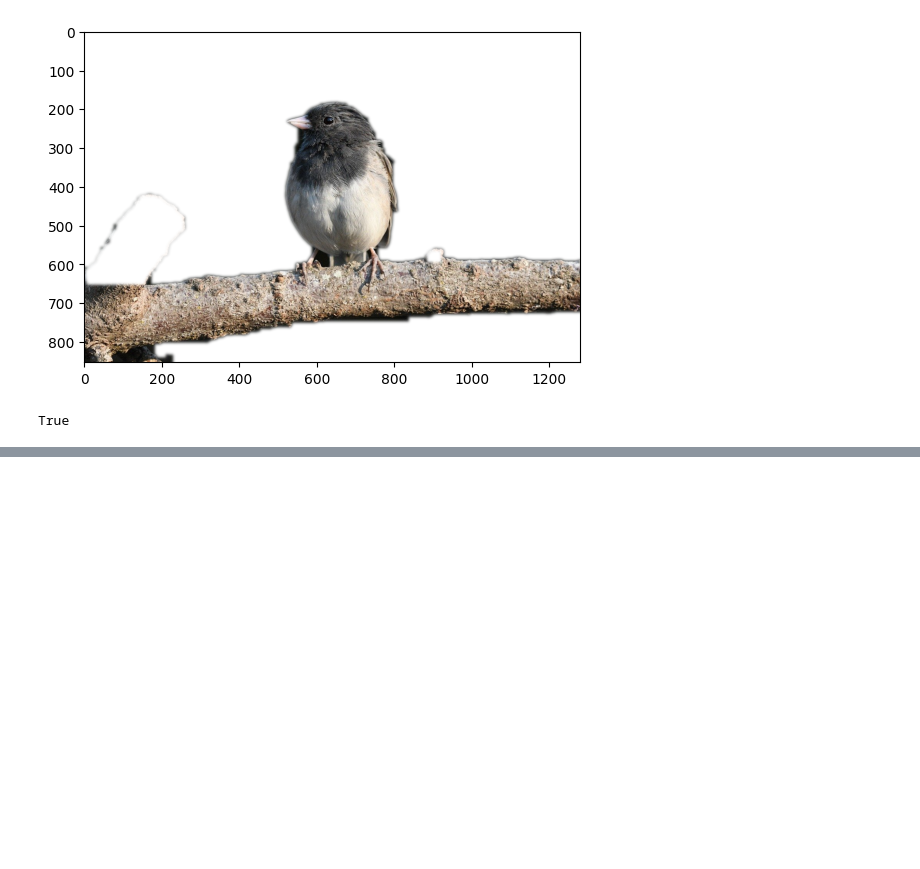
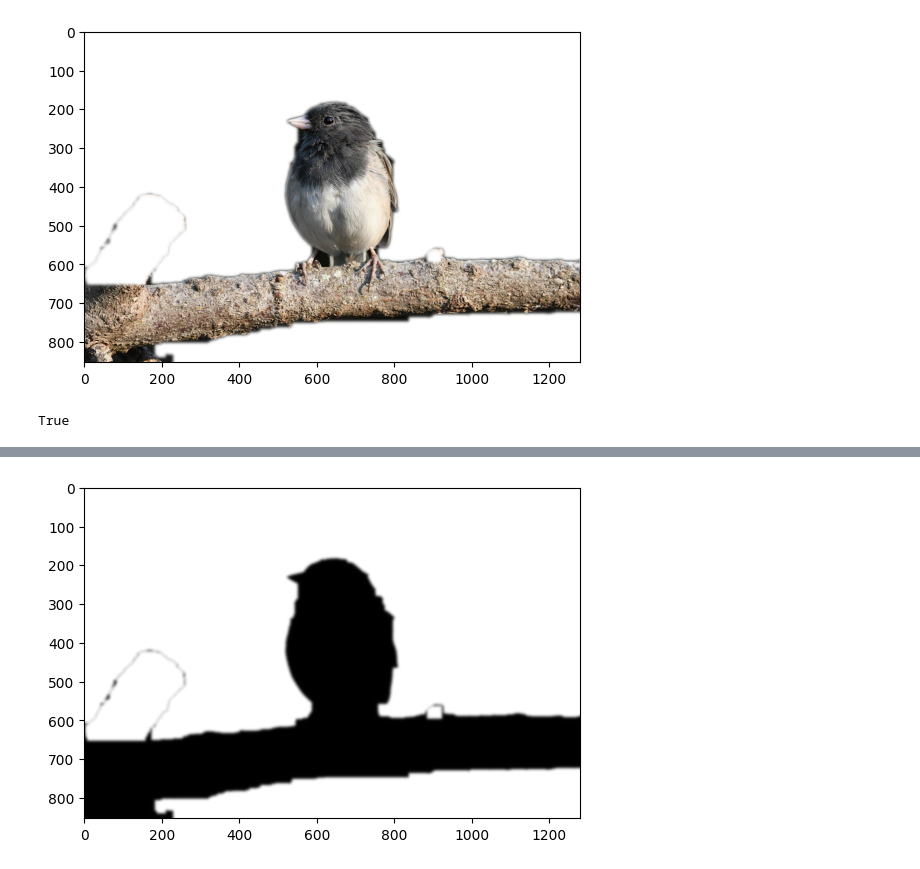
Before and after one commit to uol-mediaprocessing-2023-2024-classroom/project-line-art, a Jupyter notebook: dokumentary/TaleaResearch.ipynb, the cells around one changed output, grey strips where cells are left out. Drawn from its saved outputs; the diff is of its cells as text; code cells hidden in the pictures; blank space fills up the shorter version.

```diff
--- a/dokumentary/TaleaResearch.ipynb
+++ b/dokumentary/TaleaResearch.ipynb
@@ -194,0 +126,13 @@ True
+# %%
+# split image into channels
+c_red, c_green, c_blue = cv2.split(min_image)
+
+# merge with mask got on one of a previous steps
+img_a_min = cv2.merge((c_red, c_green, c_blue, mask.astype('float32') / 255.0))
+
+# show on screen (optional in jupiter)
+%matplotlib inline
+plt.imshow(img_a_min)
+plt.show()
+# %% [output]
+[figure, added]
```
Also changed, not shown: parts of 16 cells of this notebook, 1 other file.
